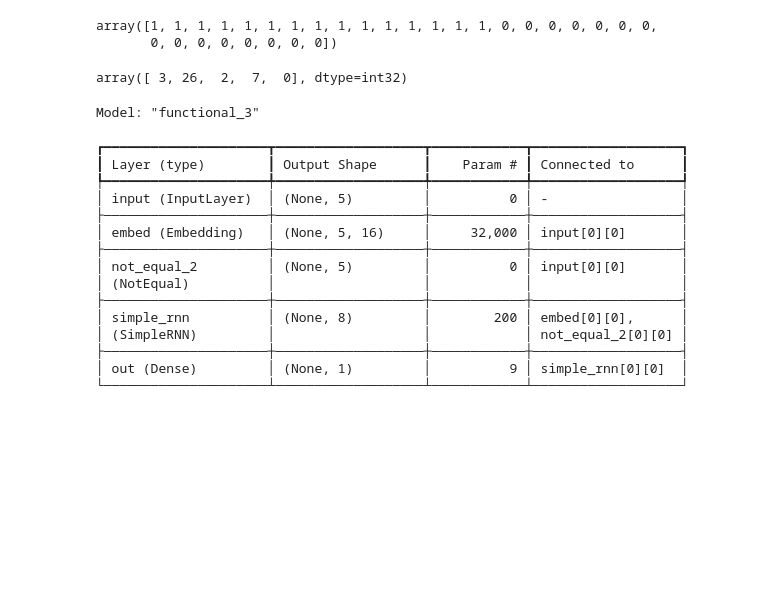
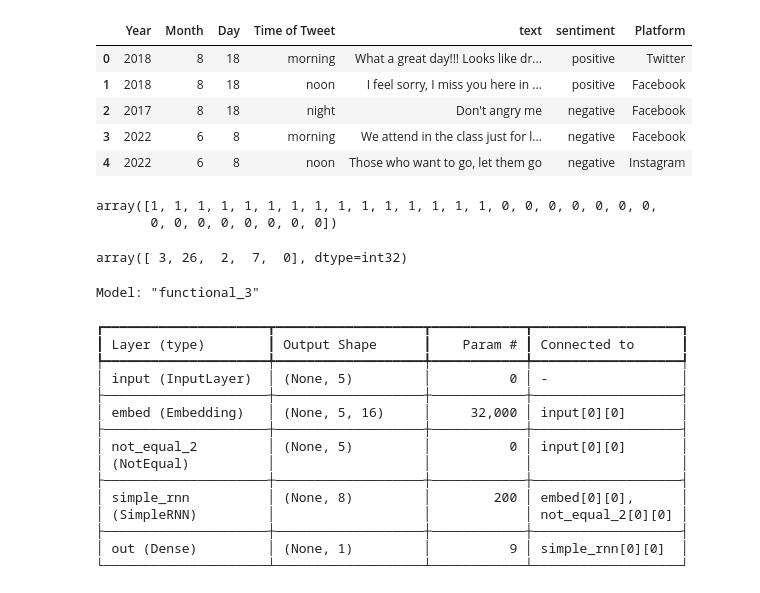
Before and after one commit to Tanishk-Rastogi/RNN_Implementation, a Jupyter notebook: RNN_Implementation.ipynb, the cells around one changed output. Cells and saved outputs as stored; diff of their text form; code cells hidden in the pictures; blank space fills up the shorter version.

```diff
--- a/RNN_Implementation.ipynb
+++ b/RNN_Implementation.ipynb
@@ -7,6 +8,17 @@ from tensorflow.keras.preprocessing.text import Tokenizer
 from tensorflow.keras.preprocessing.sequence import pad_sequences
 from tensorflow.keras.models import Model
 from tensorflow.keras.layers import Input, Embedding, SimpleRNN, Dense
+# %%
+df = pd.read_csv("https://raw.githubusercontent.com/Tanishk-Rastogi/RNN_Implementation/refs/heads/main/sentiment_analysis.csv")
+# %%
+df.head()
+# %% [output]
+|  | Year | Month | Day | Time of Tweet | text | sentiment | Platform |
+| 0 | 2018 | 8 | 18 | morning | What a great day!!! Looks like dr... | positive | Twitter |
+| 1 | 2018 | 8 | 18 | noon | I feel sorry, I miss you here in ... | positive | Facebook |
+| 2 | 2017 | 8 | 18 | night | Don't angry me | negative | Facebook |
+| 3 | 2022 | 6 | 8 | morning | We attend in the class just for l... | negative | Facebook |
+| 4 | 2022 | 6 | 8 | noon | Those who want to go, let them go | negative | Instagram |
 # %%
 # keras -> builds neural networks
 # tokenizer -> converts text into int
```
Also changed, not shown: parts of 1 cell of this notebook.
